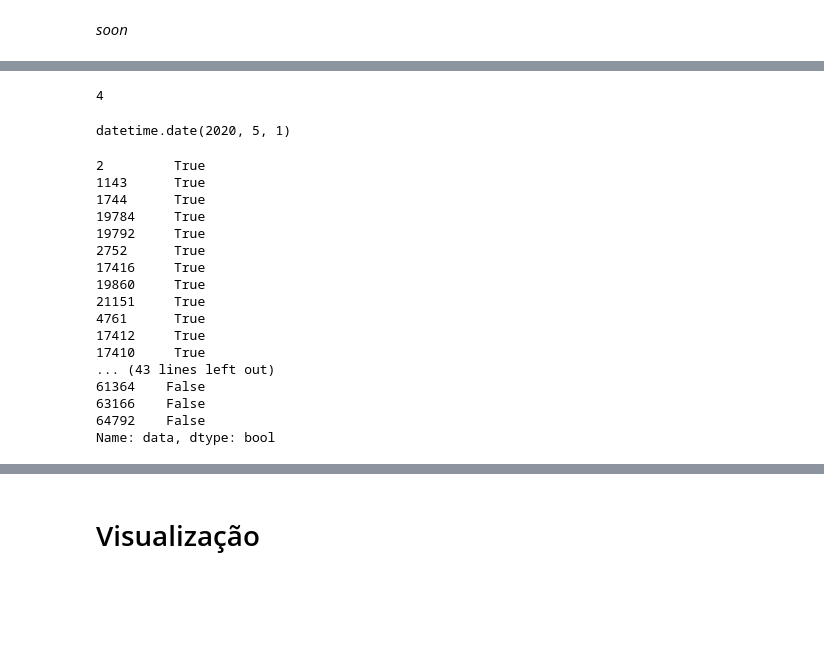
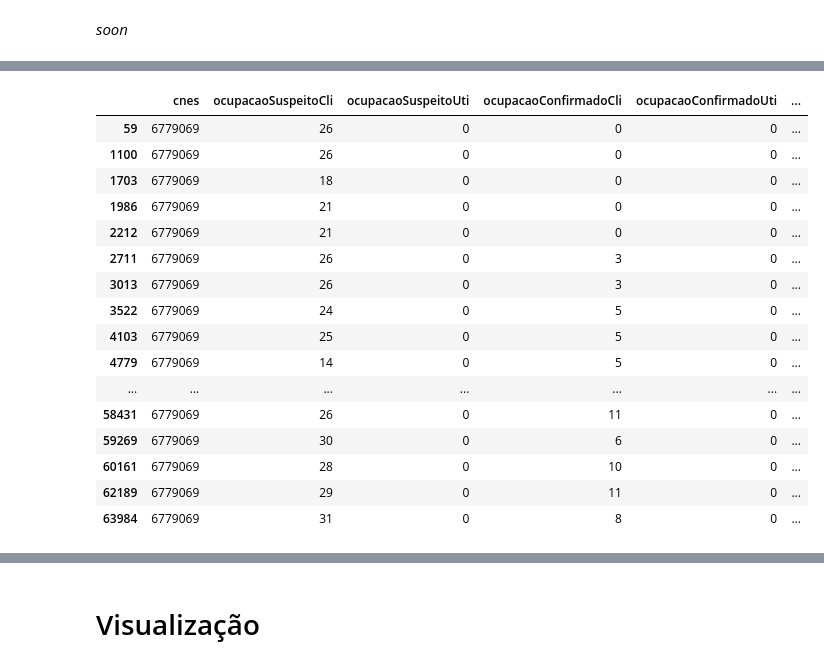
Before and after one commit to lucascorumba/study-projects, a Jupyter notebook: covid-hospital/analysis.ipynb, the cells around one changed output, grey strips where cells are left out. Saved outputs shown, nothing was run; the diff lists cells and outputs as text; code cells hidden in the pictures; blank space fills up the shorter version.

```diff
--- a/covid-hospital/analysis.ipynb
+++ b/covid-hospital/analysis.ipynb
@@ -1864,4 +1853,0 @@ pandas.core.frame.DataFrame
-# %%
-date_test.iloc[0].month
-# %% [output]
-4
@@ -1870,25 +1854,25 @@ sorted_date = date_test_3.sort_values(by='data')
-# %%
-t = date(2020, 5, 1)
-t
-# %% [output]
-datetime.date(2020, 5, 1)
-# %%
-sorted_date['data'] < t
-# %% [output]
-2         True
-1143      True
-1744      True
-19784     True
-19792     True
-2752      True
-17416     True
-19860     True
-21151     True
-4761      True
-17412     True
-17410     True
-... (43 lines left out)
-61364    False
-63166    False
-64792    False
-Name: data, dtype: bool
+# %%
+test = df['cnes'].unique()[1]
+t = df['cnes'].unique()
+#test_list = [df.loc[df['cnes'] == t[5]], df.loc[df['cnes'] == t[9]]]
+test_list = [t[5], t[9], 2240335]
+# %%
+df.loc[df['cnes'] == t[9]]
+# %% [output]
+|  | cnes | ocupacaoSuspeitoCli | ocupacaoSuspeitoUti | ocupacaoConfirmadoCli | ocupacaoConfirmadoUti | ... |
+| 59 | 6779069 | 26 | 0 | 0 | 0 | ... |
+| 1100 | 6779069 | 26 | 0 | 0 | 0 | ... |
+| 1703 | 6779069 | 18 | 0 | 0 | 0 | ... |
+| 1986 | 6779069 | 21 | 0 | 0 | 0 | ... |
+| 2212 | 6779069 | 21 | 0 | 0 | 0 | ... |
+| 2711 | 6779069 | 26 | 0 | 3 | 0 | ... |
+| 3013 | 6779069 | 26 | 0 | 3 | 0 | ... |
+| 3522 | 6779069 | 24 | 0 | 5 | 0 | ... |
+| 4103 | 6779069 | 25 | 0 | 5 | 0 | ... |
+| 4779 | 6779069 | 14 | 0 | 5 | 0 | ... |
+| ... | ... | ... | ... | ... | ... | ... |
+| 58431 | 6779069 | 26 | 0 | 11 | 0 | ... |
+| 59269 | 6779069 | 30 | 0 | 6 | 0 | ... |
+| 60161 | 6779069 | 28 | 0 | 10 | 0 | ... |
+| 62189 | 6779069 | 29 | 0 | 11 | 0 | ... |
+| 63984 | 6779069 | 31 | 0 | 8 | 0 | ... |
```
Also changed, not shown: parts of 8 cells of this notebook.
